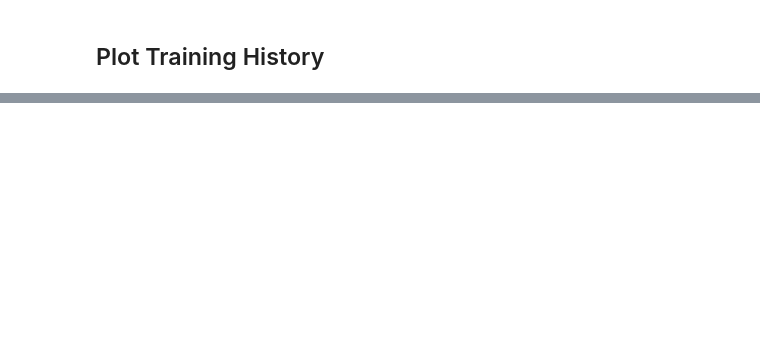
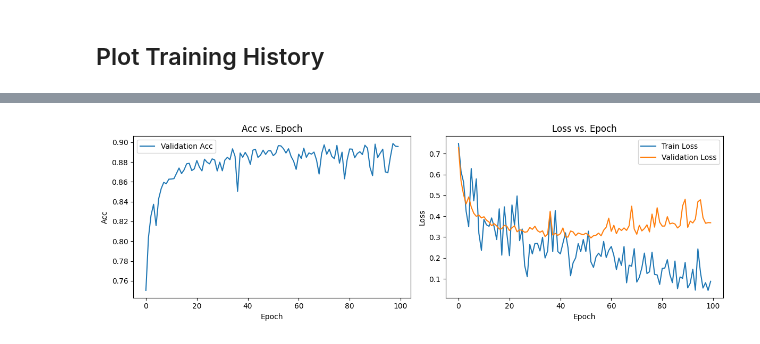
Before and after one commit to fsoonaye/apenet, a Jupyter notebook: fashionMNIST_test.ipynb, the cells around one changed output, grey strips where cells are left out. Cells and saved outputs as stored; diff of their text form; code cells hidden in the pictures; blank space fills up the shorter version.

```diff
--- a/fashionMNIST_test.ipynb
+++ b/fashionMNIST_test.ipynb
@@ -159,0 +231,4 @@ plt.show()
+# %%
+plot_history(history_pytorch)
+# %% [output]
+[figure, added]
```
Also changed, not shown: parts of 6 cells of this notebook, 3 other files.
